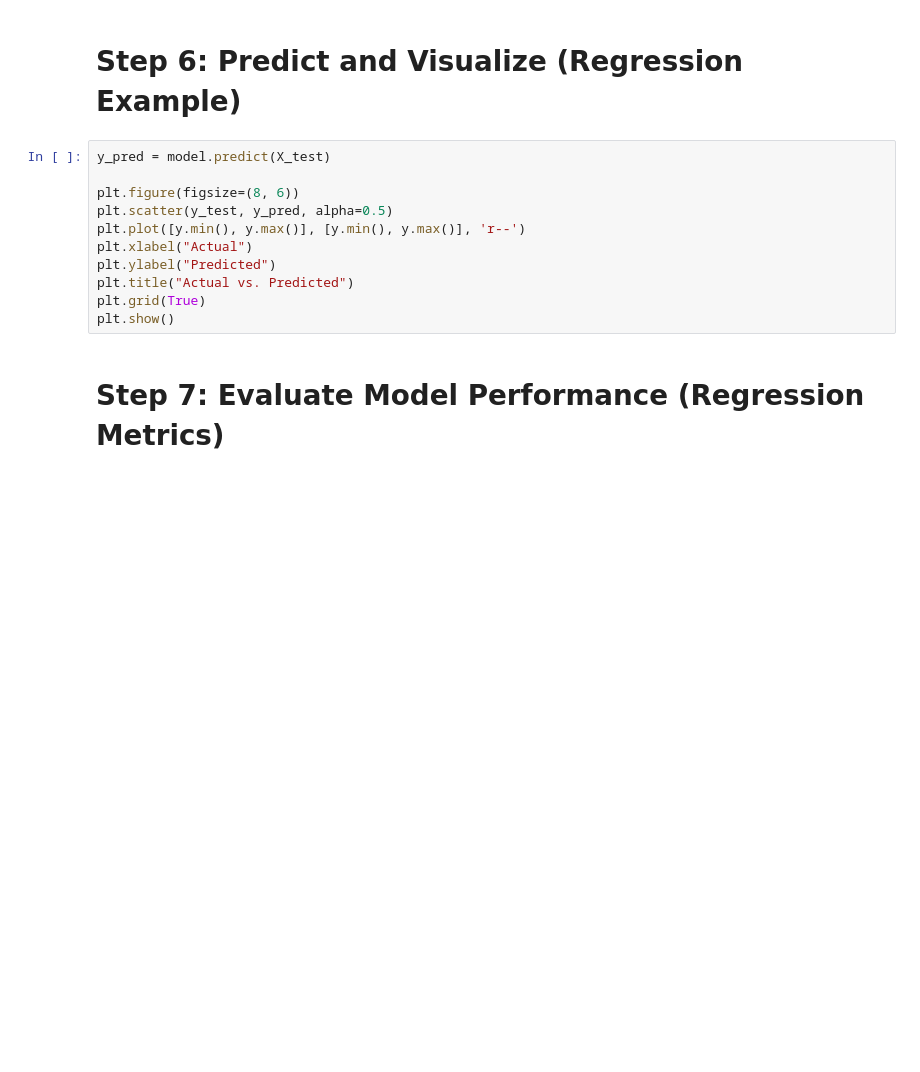
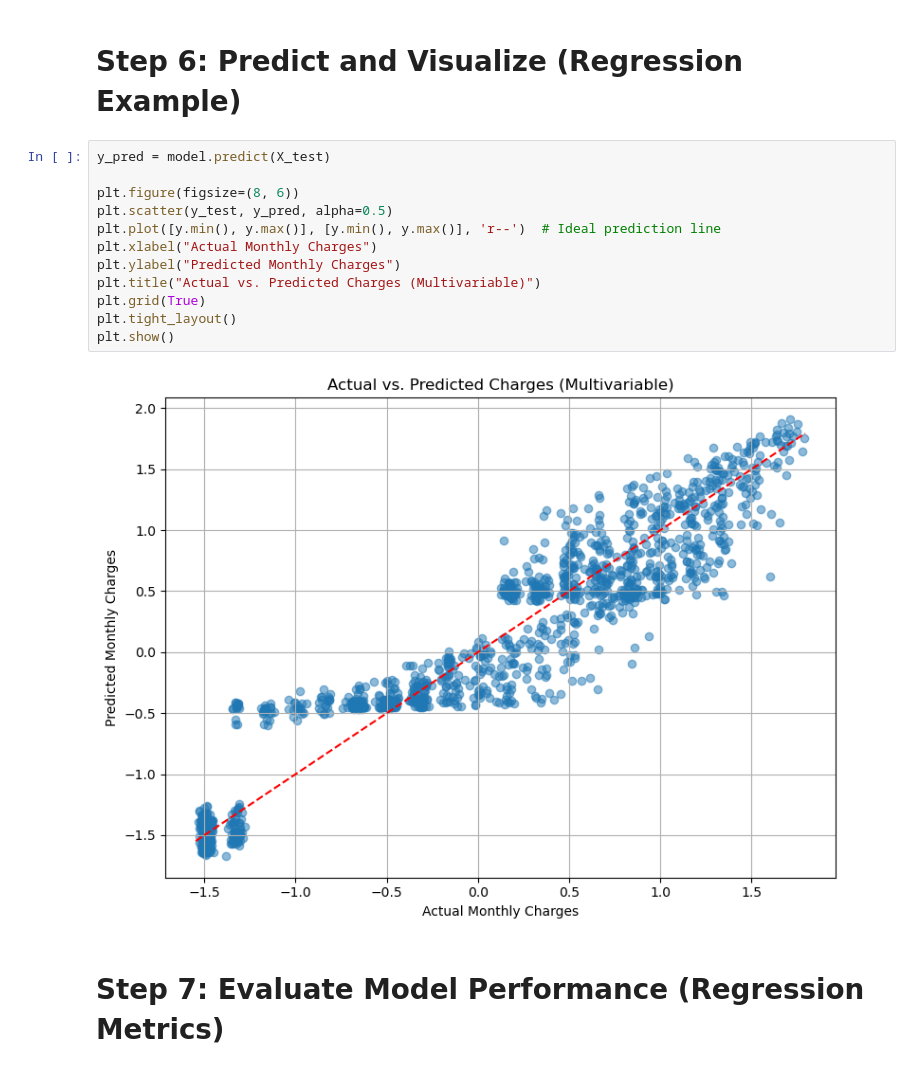
Before and after one commit to girmaat/AI-machine-learning-retail-model-demo, a Jupyter notebook: notebooks/02-2-regression-linear.ipynb, the cells around one changed output. Drawn from its saved outputs; the diff is of its cells as text; blank space fills up the shorter version.

Commit message:
Predict on test set and visualize actual vs predicted

```diff
--- a/notebooks/02-2-regression-linear.ipynb
+++ b/notebooks/02-2-regression-linear.ipynb
@@ -140,14 +138,17 @@ plt.show()
 # %%
 y_pred = model.predict(X_test)
 
 plt.figure(figsize=(8, 6))
 plt.scatter(y_test, y_pred, alpha=0.5)
-plt.plot([y.min(), y.max()], [y.min(), y.max()], 'r--')
-plt.xlabel("Actual")
-plt.ylabel("Predicted")
-plt.title("Actual vs. Predicted")
+plt.plot([y.min(), y.max()], [y.min(), y.max()], 'r--')  # Ideal prediction line
+plt.xlabel("Actual Monthly Charges")
+plt.ylabel("Predicted Monthly Charges")
+plt.title("Actual vs. Predicted Charges (Multivariable)")
 plt.grid(True)
+plt.tight_layout()
 plt.show()
+# %% [output]
+[figure, added]
 # %% [markdown]
 # Step 7: Evaluate Model Performance (Regression Metrics)
 # %% [markdown]
```
Also changed, not shown: parts of 1 cell of this notebook.
